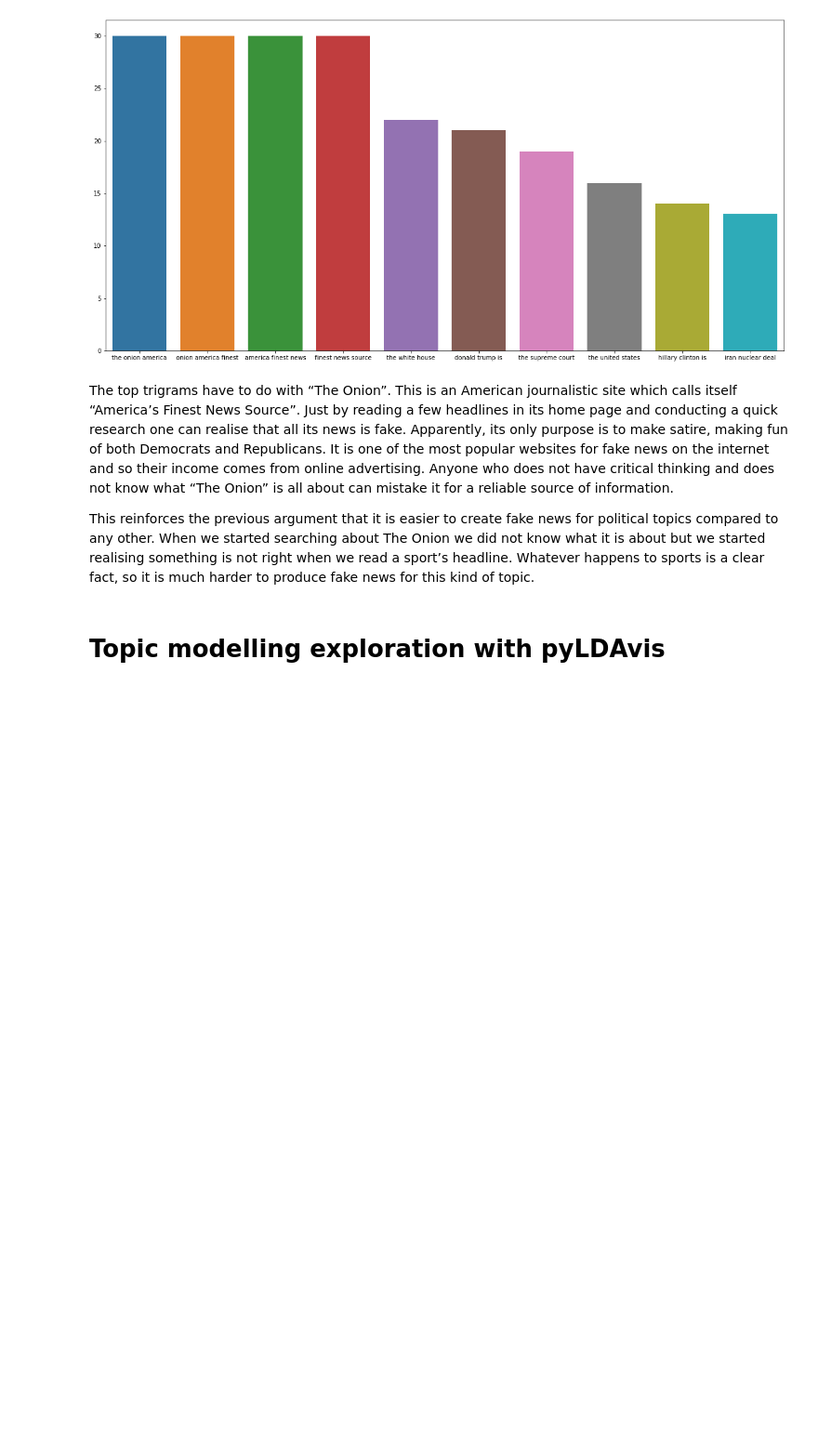
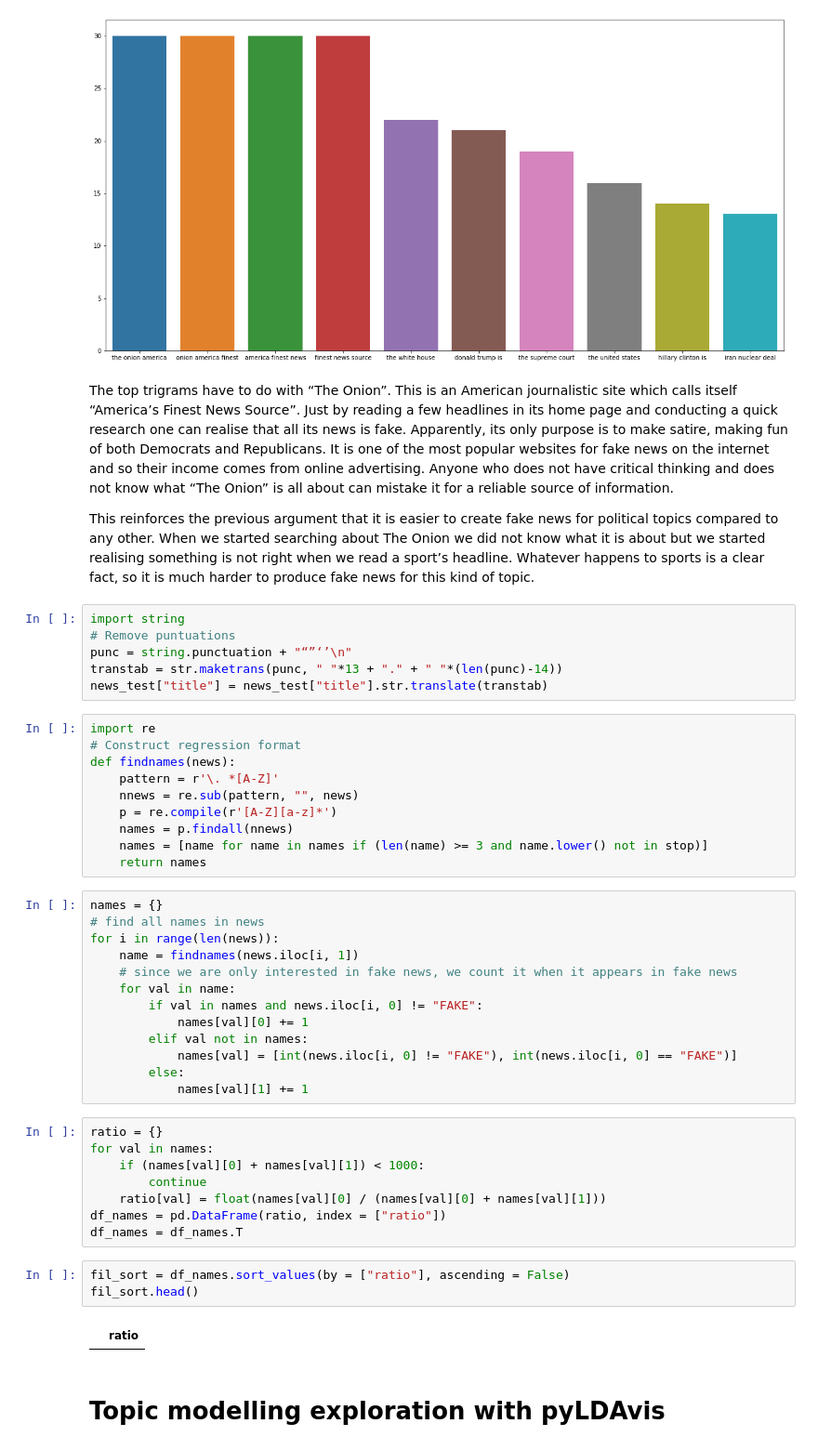
Before and after one commit to Cauchy-1899c/Project-4-LanguageProcessing, a Jupyter notebook: DST assignment 3 Kexi, Kostas, Haimeng, Mateusz.ipynb, the cells around one changed output. Shown at 93% size. Saved outputs shown, nothing was run; the diff lists cells and outputs as text; blank space fills up the shorter version.

```diff
--- a/DST assignment 3 Kexi, Kostas, Haimeng, Mateusz.ipynb
+++ b/DST assignment 3 Kexi, Kostas, Haimeng, Mateusz.ipynb
@@ -355,6 +330,48 @@ sns.barplot(x=x, y=y)
 The top trigrams have to do with “The Onion”. This is an American journalistic site which calls itself “America’s Finest News Source”.  Just by reading a few headlines in its home page and conducting a quick research one can realise that all its news is fake. Apparently, its only purpose is to make satire, making fun of both Democrats and Republicans. It is one of the most popular websites for fake news on the internet and so their income comes from online advertising. Anyone who does not have critical thinking and does not know what “The Onion” is all about can mistake it for a reliable source of information.
 
 This reinforces the previous argument that it is easier to create fake news for political topics compared to any other. When we started searching about The Onion we did not know what it is about but we started realising something is not right when we read a sport’s headline. Whatever happens to sports is a clear fact, so it is much harder to produce fake news for this kind of topic.
+# %%
+import string
+# Remove puntuations
+punc = string.punctuation + "“”‘’\n"
+transtab = str.maketrans(punc, " "*13 + "." + " "*(len(punc)-14))
+news_test["title"] = news_test["title"].str.translate(transtab)
+# %%
+import re
+# Construct regression format
+def findnames(news):
+    pattern = r'\. *[A-Z]'
+    nnews = re.sub(pattern, "", news)
+    p = re.compile(r'[A-Z][a-z]*')
+    names = p.findall(nnews)
+    names = [name for name in names if (len(name) >= 3 and name.lower() not in stop)]
+    return names
+# %%
+names = {}
+# find all names in news
+for i in range(len(news)):
+    name = findnames(news.iloc[i, 1])
+    # since we are only interested in fake news, we count it when it appears in fake news
+    for val in name:
+        if val in names and news.iloc[i, 0] != "FAKE":
+            names[val][0] += 1
+        elif val not in names:
+            names[val] = [int(news.iloc[i, 0] != "FAKE"), int(news.iloc[i, 0] == "FAKE")]
+        else:
+            names[val][1] += 1
+# %%
+ratio = {}
+for val in names:
+    if (names[val][0] + names[val][1]) < 1000:
+        continue
+    ratio[val] = float(names[val][0] / (names[val][0] + names[val][1]))
+df_names = pd.DataFrame(ratio, index = ["ratio"])
+df_names = df_names.T
+# %%
+fil_sort = df_names.sort_values(by = ["ratio"], ascending = False)
+fil_sort.head()
+# %% [output]
+|  | ratio |
 # %% [markdown]
 # Topic modelling exploration with pyLDAvis
 # %% [markdown]
```
Also changed, not shown: parts of 56 cells of this notebook.
